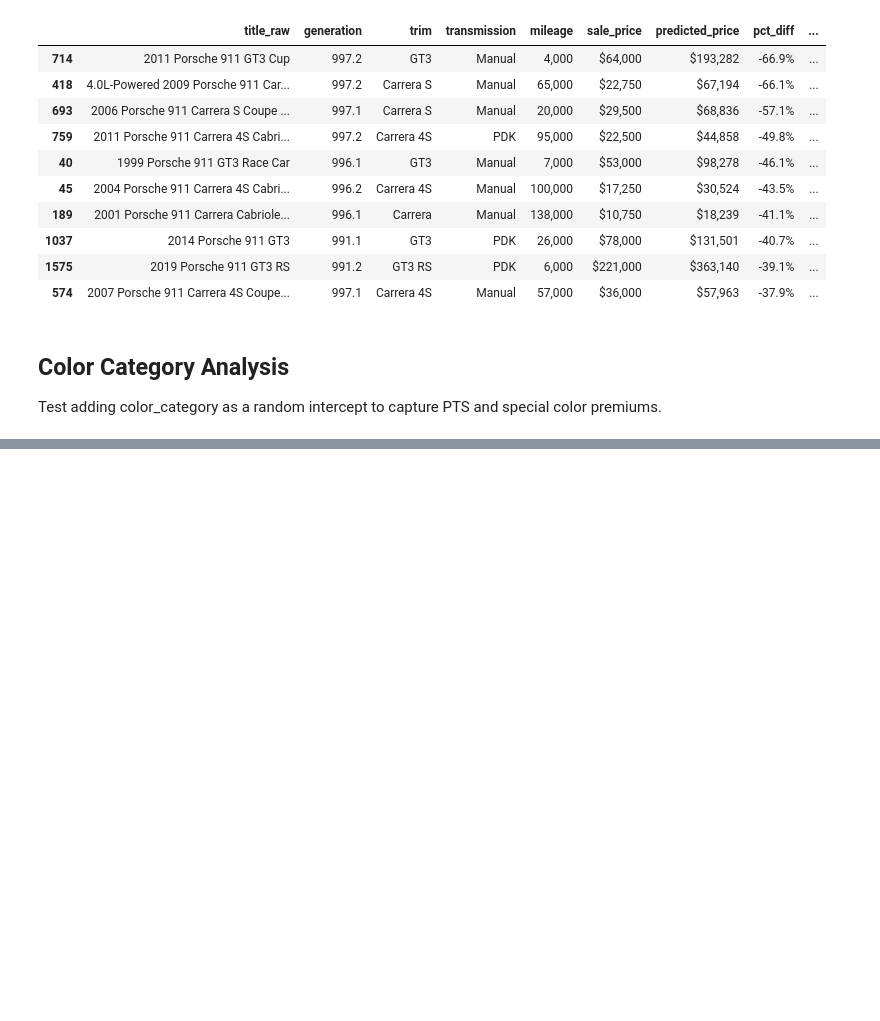
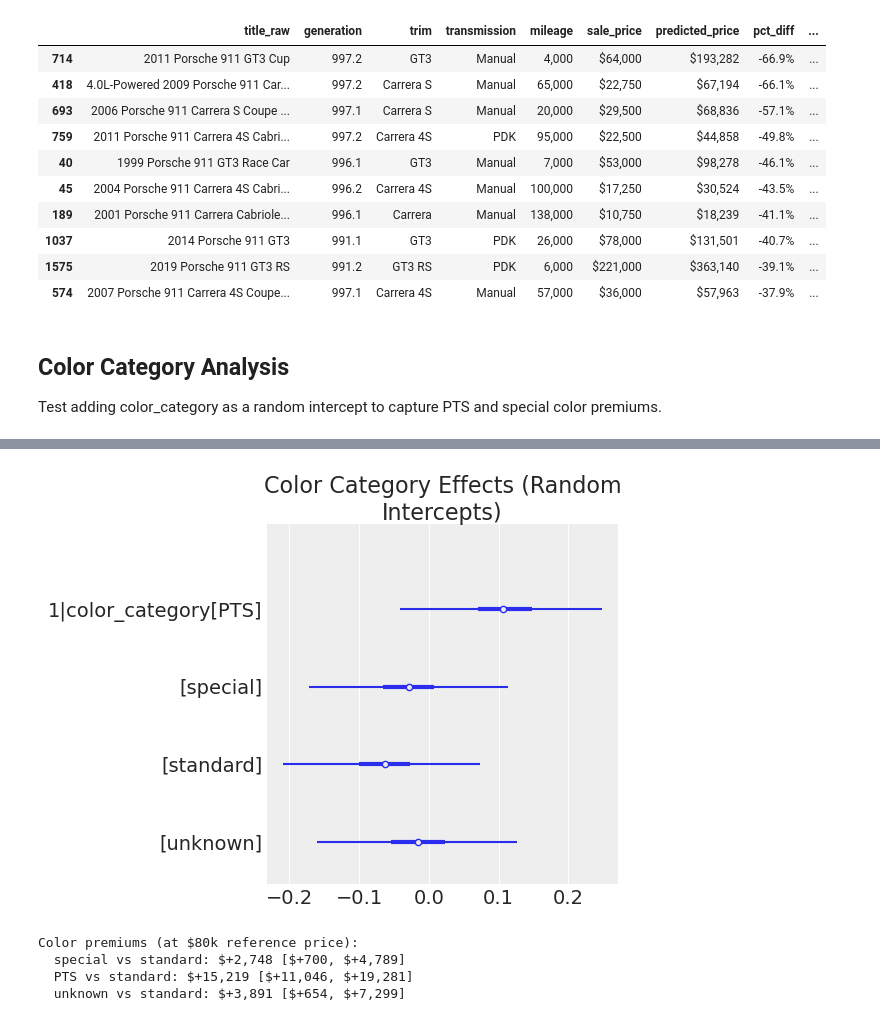
Before and after one commit to No-Stream/price-trend-analysis, a Jupyter notebook: notebooks/03_modeling.ipynb, the cells around one changed output, grey strips where cells are left out. Cells and saved outputs as stored; diff of their text form; code cells hidden in the pictures; blank space fills up the shorter version.

Commit message:
add color to spline NB + expand analysis

```diff
--- a/notebooks/03_modeling.ipynb
+++ b/notebooks/03_modeling.ipynb
@@ -1014,21 +1063,33 @@ print("\nPositive elpd_diff means 'with_color' has better predictive performance
 # %%
 # Visualize color category effects
 az.plot_forest(idata_color, var_names=["1|color_category"], combined=True)
 plt.title("Color Category Effects (Random Intercepts)")
 plt.tight_layout()
 plt.show()
 
 # Extract color effects with uncertainty
 REFERENCE_PRICE = 80000
-print(f"\nColor premiums (at ${REFERENCE_PRICE/1000:.0f}k reference price):")
-std_effect = idata_color.posterior["1|color_category"].sel(
-    {"color_category__factor_dim": "standard"}
-).values.flatten()
+print(f"\nColor premiums (at ${REFERENCE_PRICE / 1000:.0f}k reference price):")
+std_effect = (
+    idata_color.posterior["1|color_category"]
+    .sel({"color_category__factor_dim": "standard"})
+    .values.flatten()
+)
 
 for cat in ["special", "PTS", "unknown"]:
-    cat_effect = idata_color.posterior["1|color_category"].sel(
-        {"color_category__factor_dim": cat}
-    ).values.flatten()
+    cat_effect = (
+        idata_color.posterior["1|color_category"]
+        .sel({"color_category__factor_dim": cat})
+        .values.flatten()
+    )
     premium = REFERENCE_PRICE * (np.exp(cat_effect - std_effect) - 1)
-    print(f"  {cat} vs standard: ${np.median(premium):+,.0f} "
-          f"[${np.percentile(premium, 5):+,.0f}, ${np.percentile(premium, 95):+,.0f}]")
+    print(
+        f"  {cat} vs standard: ${np.median(premium):+,.0f} "
+        f"[${np.percentile(premium, 5):+,.0f}, ${np.percentile(premium, 95):+,.0f}]"
+    )
+# %% [output]
+[figure, added]
+Color premiums (at $80k reference price):
+  special vs standard: $+2,748 [$+700, $+4,789]
+  PTS vs standard: $+15,219 [$+11,046, $+19,281]
+  unknown vs standard: $+3,891 [$+654, $+7,299]
```
Also changed, not shown: parts of 13 cells of this notebook, 7 other files.
